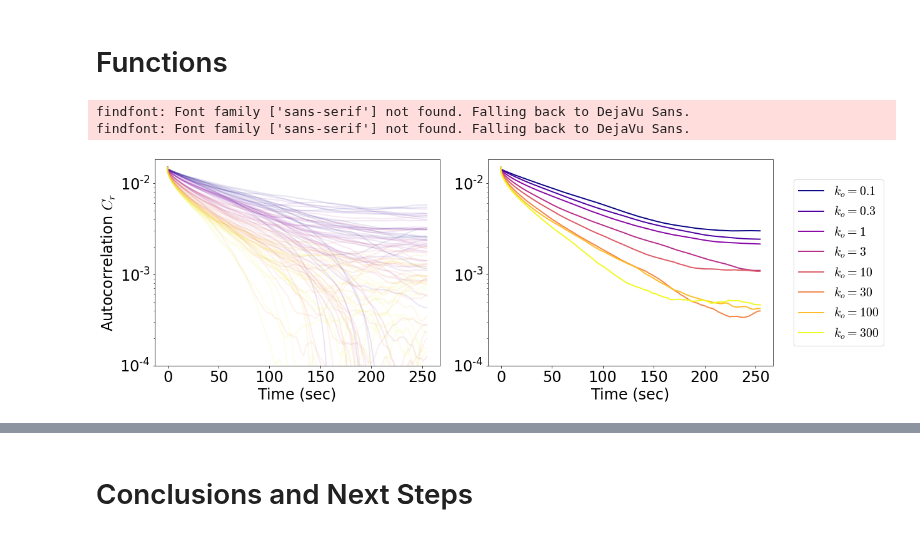
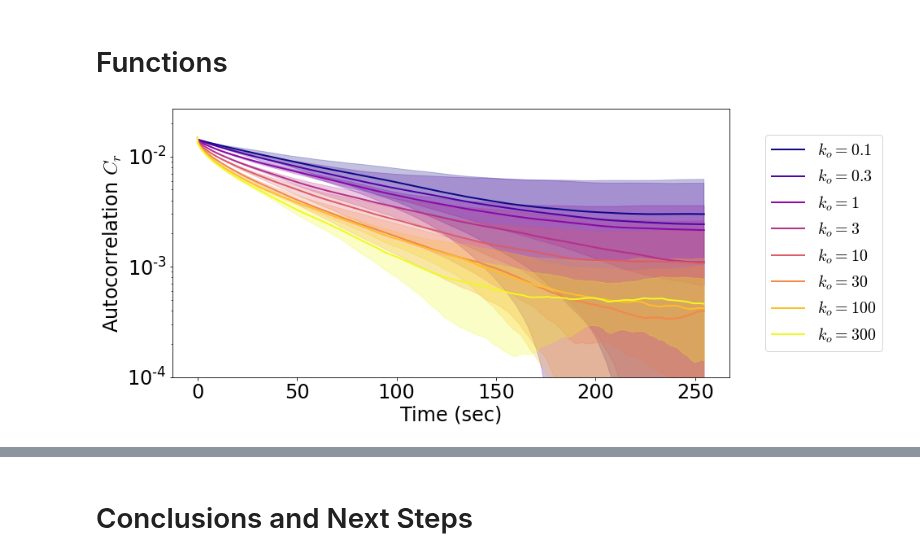
Before and after one commit to palladio11/aLENS_analysis, a Jupyter notebook: notebooks/Cond_char_figs/Fig4.ipynb, the cells around one changed output, grey strips where cells are left out. Drawn from its saved outputs; the diff is of its cells as text; code cells hidden in the pictures.

```diff
--- a/notebooks/Cond_char_figs/Fig4.ipynb
+++ b/notebooks/Cond_char_figs/Fig4.ipynb
@@ -117,7 +118,6 @@ def poly_autocorr_fast(com_arr):
     tcom_arr = torch.from_numpy(com_arr).to(device)
     pol_com = tcom_arr.mean(dim=0).to(device)
     nsteps = tcom_arr.shape[-1]
-    n = next_pow_two(nsteps)
 
     # Compute the FFT and then (from that) the auto-correlation function
     f = torch.fft.fftn(tcom_arr-pol_com, dim=[-1], norm='forward')
@@ -125,12 +125,23 @@ def poly_autocorr_fast(com_arr):
     autocorr = torch.fft.ifftn(power_spec, norm='forward', dim=[-1])[:,:nsteps].real
     return autocorr.mean(dim=0)
 
-def poly_dist_autocorr_fast(com_arr):
-    # avg_rog = (aa.calc_rad_of_gyration(com_arr)).mean()
+def poly_rot_autocorr_fast(com_arr):
     tcom_arr = torch.from_numpy(com_arr).to(device)
     pol_com = tcom_arr.mean(dim=0).to(device)
     nsteps = tcom_arr.shape[-1]
-    n = next_pow_two(nsteps)
+    tdir_arr = tcom_arr-pol_com
+    tdir_arr /= torch.norm(tdir_arr, dim=1)[:,None,:]
+
+    # Compute the FFT and then (from that) the auto-correlation function
+    f = torch.fft.fftn(tdir_arr, dim=[-1], norm='forward')
+    power_spec = torch.einsum('ijk,ijk->ik', f, torch.conj(f))
+    autocorr = torch.fft.ifftn(power_spec, norm='forward', dim=[-1])[:,:nsteps].real
+    return autocorr.mean(dim=0)
+
+def poly_dist_autocorr_fast(com_arr):
+    tcom_arr = torch.from_numpy(com_arr).to(device)
+    pol_com = tcom_arr.mean(dim=0).to(device)
+    nsteps = tcom_arr.shape[-1]
     tcom_dist = torch.norm(tcom_arr-pol_com, dim=1)
 
     # Compute the FFT and then (from that) the auto-correlation function
@@ -231,9 +260,7 @@ end_ind = -1
 start_bead = 0
 end_bead = None
 try:
-    fig1, axarr1 = plt.subplots(1, 2, figsize=(18, 6))
-    axarr1[0].sharey(axarr1[1])
-    axarr1[0].sharex(axarr1[1])
+    fig1, axarr1 = plt.subplots(1, 1, figsize=(14, 6))
     mp = re.compile('kod(\d*\.?\d+)')
 
     param_dirs = sorted([pd for pd in data_path.glob('*/')],key=lambda x: float(mp.match(str(x.name))[1]))
@@ -248,45 +275,42 @@ try:
         sd_h5_data_lst = [h5py.File(h5p, 'r+') for h5p in pd.glob('s*/analysis/raw*.h5')]
         if len(sd_h5_data_lst) == 0:
             continue
 
         for h5_data in sd_h5_data_lst:
             valid_n = int((-ss_ind+end_ind)/2)
             lag_arr = h5_data['time'][:valid_n]
-            # time_arr = h5_data['time'][:-ss_ind+end_ind]
             sy_dat = h5_data['raw_data']['sylinders'][start_bead:end_bead,
                                                       :, ss_ind:end_ind]
             com_arr = .5 * (sy_dat[:, 2:5, :] + sy_dat[:, 5:8, :])
             n_beads = com_arr.shape[0]
             auto_corr_list += [poly_autocorr_fast(com_arr)[:valid_n]]
-            _ = axarr1[0].plot(lag_arr, auto_corr_list[-1].cpu(), color=colors[i], alpha=.1)
         min_length = min([len(avg) for avg in auto_corr_list])
         auto_corr_mat = torch.stack([avg[:min_length] for avg in auto_corr_list])
 
-        avg_auto_corr_list += [auto_corr_mat.mean(dim=0)]
-        std_auto_corr_list += [auto_corr_mat.std(dim=0)]
+        avg_auto_corr_list += [auto_corr_mat.mean(dim=0).cpu()]
+        std_auto_corr_list += [auto_corr_mat.std(dim=0).cpu()]
 
         label = re.split(r'(^[^\d]+)',str(pd.name))[1:][1]
         for h5d in sd_h5_data_lst:
             h5d.close()
 
-        _ = axarr1[1].plot(lag_arr[:min_length], avg_auto_corr_list[-1].cpu(), color=colors[i], label=f"$ k_o = {label}$")
+        _ = axarr1.plot(lag_arr[:min_length], avg_auto_corr_list[-1], color=colors[i], label=f"$ k_o = {label}$")
+        ci = (std_auto_corr_list[-1]/np.sqrt(len(avg_auto_corr_list)))* (np.sqrt(2)*erfinv(.95)) # 95% confidence interval
+        _ = axarr1.fill_between(lag_arr[:min_length], (avg_auto_corr_list[-1] - ci), (avg_auto_corr_list[-1] + ci),color=colors[i], alpha=.25)
 
-    _ = axarr1[0].set_ylabel('Autocorrelation ' + r'$C_r$')
-    _ = axarr1[0].set_xlabel('Time (sec)')
-    _ = axarr1[1].set_xlabel('Time (sec)')
-    # _ = axarr1[0].set_xscale('log')
-    _ = axarr1[0].set_yscale('log')
-    _ = axarr1[0].set_ylim(0.0001)
+    _ = axarr1.set_ylabel('Autocorrelation ' + r'$C_r$')
+    _ = axarr1.set_xlabel('Time (sec)')
+    _ = axarr1.set_xlabel('Time (sec)')
+    _ = axarr1.set_yscale('log')
+    _ = axarr1.set_ylim(0.0001)
 
-    _ = axarr1[1].legend(loc='center left', bbox_to_anchor=(1.05, .5))
+    _ = axarr1.legend(loc='center left', bbox_to_anchor=(1.05, .5))
     fig1.tight_layout()
 
 except:
     raise
 finally:
     for h5d in sd_h5_data_lst:
         h5d.close()
 # %% [output]
-findfont: Font family ['sans-serif'] not found. Falling back to DejaVu Sans.
-findfont: Font family ['sans-serif'] not found. Falling back to DejaVu Sans.
-[figure, old version]
+[figure, new version]
```
Also changed, not shown: parts of 9 cells of this notebook, 9 other files.
